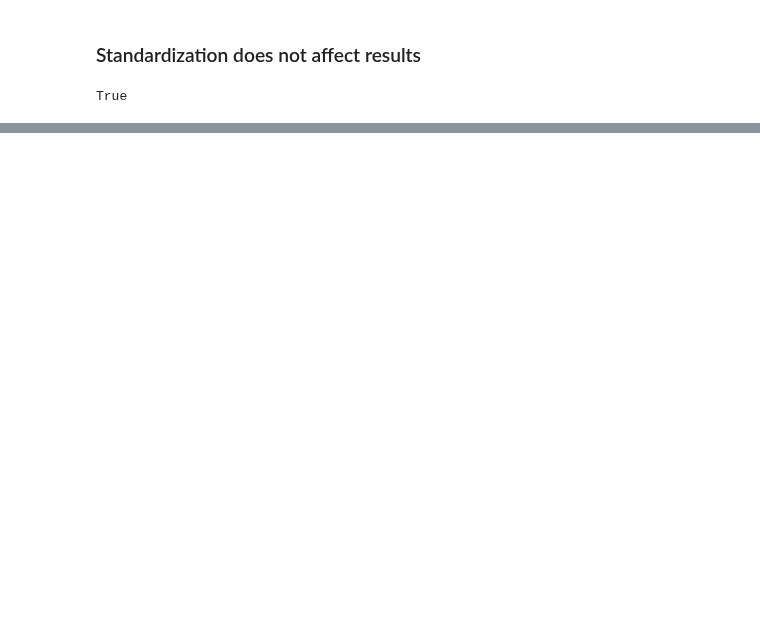
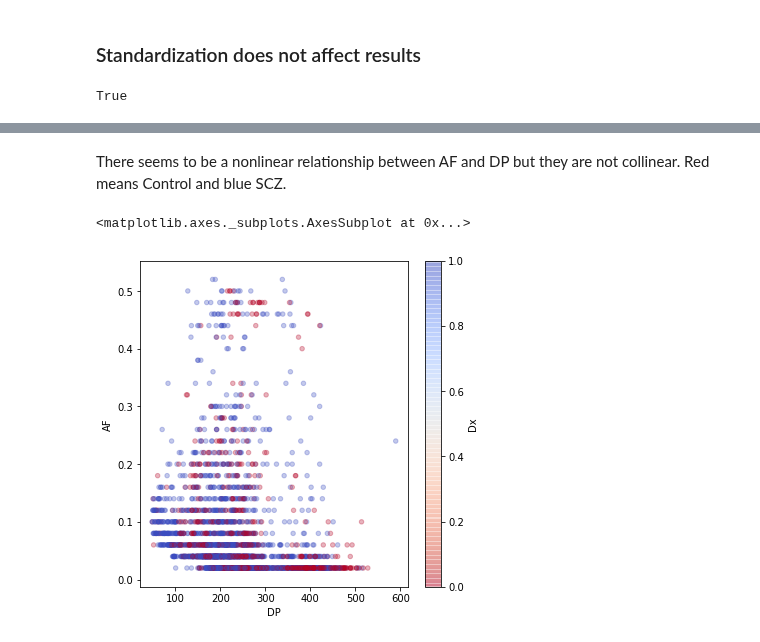
Before and after one commit to attilagk/BSM-research, a Jupyter notebook: notebook/2020-08-13-select-vars/2020-08-13-select-vars.ipynb, the cells around one changed output, grey strips where cells are left out. Drawn from its saved outputs; the diff is of its cells as text; code cells hidden in the pictures; blank space fills up the shorter version.

```diff
--- a/notebook/2020-08-13-select-vars/2020-08-13-select-vars.ipynb
+++ b/notebook/2020-08-13-select-vars/2020-08-13-select-vars.ipynb
@@ -162,0 +192,8 @@ Warnings:
+# %% [markdown]
+There seems to be a nonlinear relationship between AF and DP but they are not collinear.  Red means Control and blue SCZ.
+# %%
+fig, ax = plt.subplots(figsize=(6, 6))
+calls.plot(kind='scatter', x='DP', y='AF', marker='o', alpha=0.3, c='Dx', cmap='coolwarm_r', ax=ax)
+# %% [output]
+<matplotlib.axes._subplots.AxesSubplot at 0x...>
+[figure, added]
```
Also changed, not shown: parts of 17 cells of this notebook, 3 other files.
